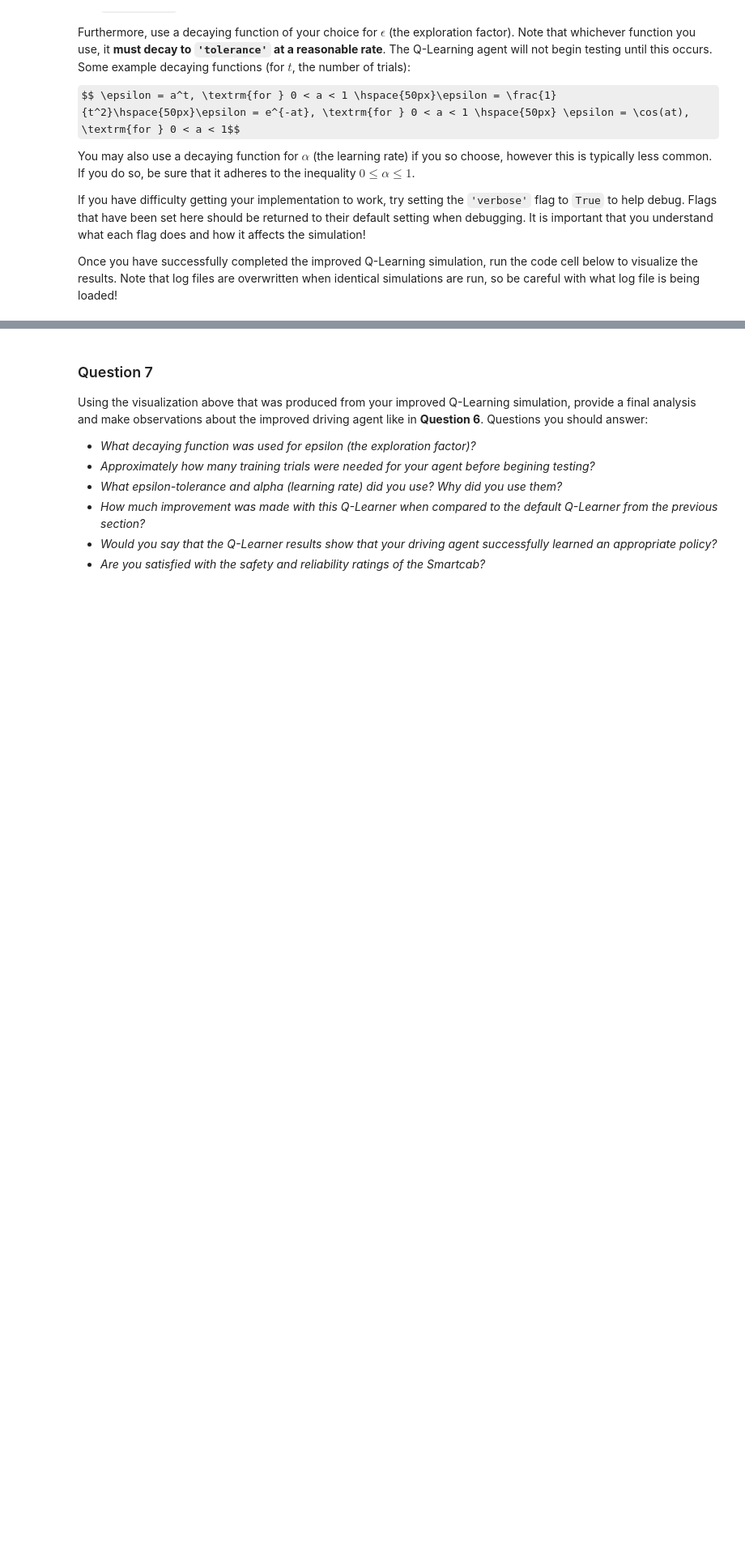
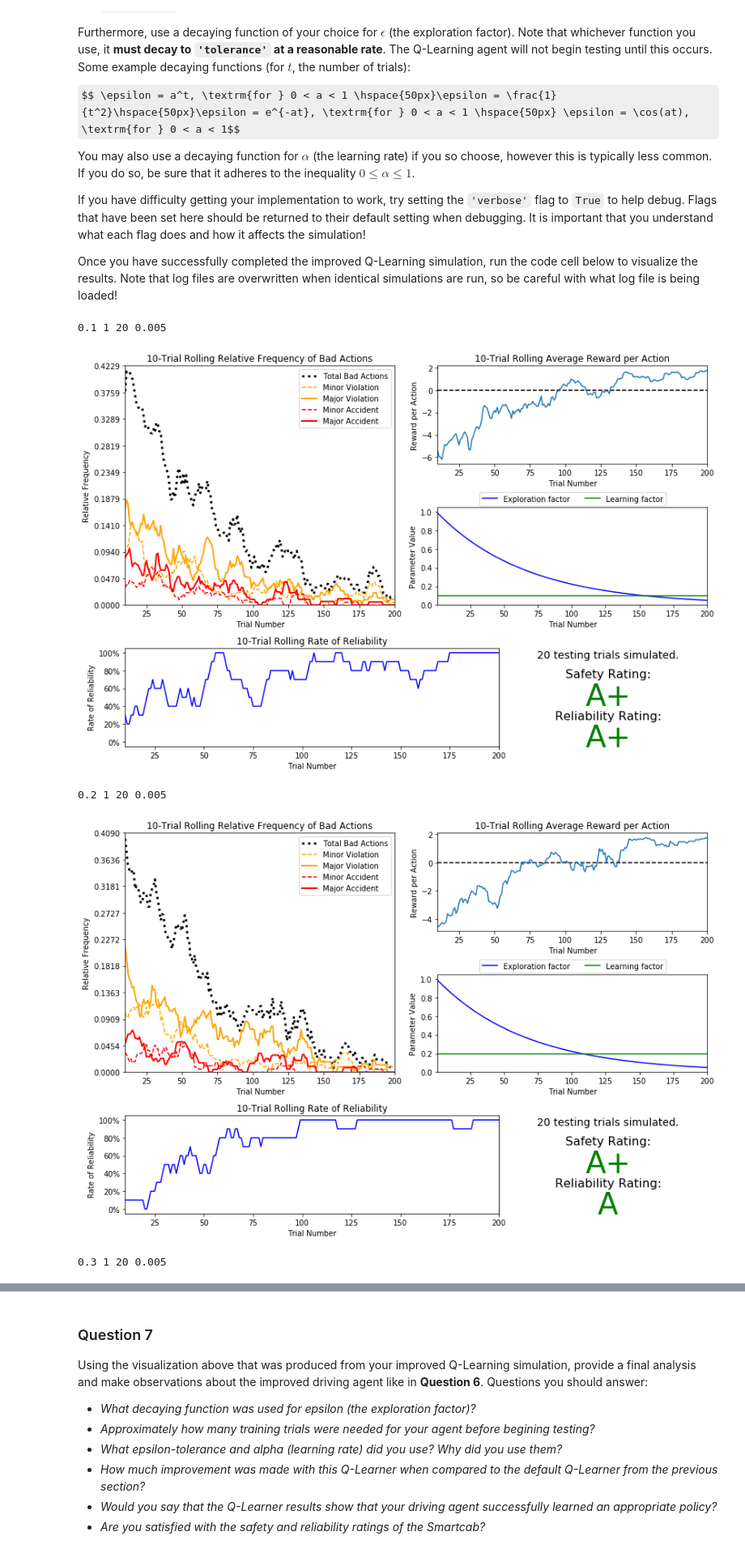
Before and after one commit to kristost/Udacity-ML-ND, a Jupyter notebook: smartcab/smartcab.ipynb, the cells around one changed output, grey strips where cells are left out. Shown at 81% size. Cells and saved outputs as stored; diff of their text form; code cells hidden in the pictures; some formulas as TeX source; blank space fills up the shorter version.

```diff
--- a/smartcab/smartcab.ipynb
+++ b/smartcab/smartcab.ipynb
@@ -303,3 +303,21 @@ You may also use a decaying function for $\alpha$ (the learning rate) if you so
 If you have difficulty getting your implementation to work, try setting the `'verbose'` flag to `True` to help debug. Flags that have been set here should be returned to their default setting when debugging. It is important that you understand what each flag does and how it affects the simulation!
 
 Once you have successfully completed the improved Q-Learning simulation, run the code cell below to visualize the results. Note that log files are overwritten when identical simulations are run, so be careful with what log file is being loaded!
+# %%
+import subprocess
+import numpy as np
+# options = [[.5, 1, 100, 0.01], [.25, 1, 100, 0.0075], [.75, 1, 100, 0.005],
+#           [0.25, 1, 50, 0.01], [0.25, 1, 50, 0.0075], [0.25, 1, 50, 0.005],
+#           [0.75, 1, 50, 0.01], [0.75, 1, 50, 0.0075], [0.75, 1, 50, 0.005]]
+for x in [0.1, 0.2, 0.3]:
+    z = [x, 1, 20, 0.005]
+    args = "{}".format(" ".join([str(i) for i in z]))
+    print(args)
+    subprocess.call('python smartcab/agent.py {}'.format(args))
+    vs.plot_trials('sim_improved-learning.csv')
+# %% [output]
+0.1 1 20 0.005
+[figure, added]
+0.2 1 20 0.005
+[figure, added]
+0.3 1 20 0.005
```
Also changed, not shown: parts of 3 cells of this notebook, 5 other files.
